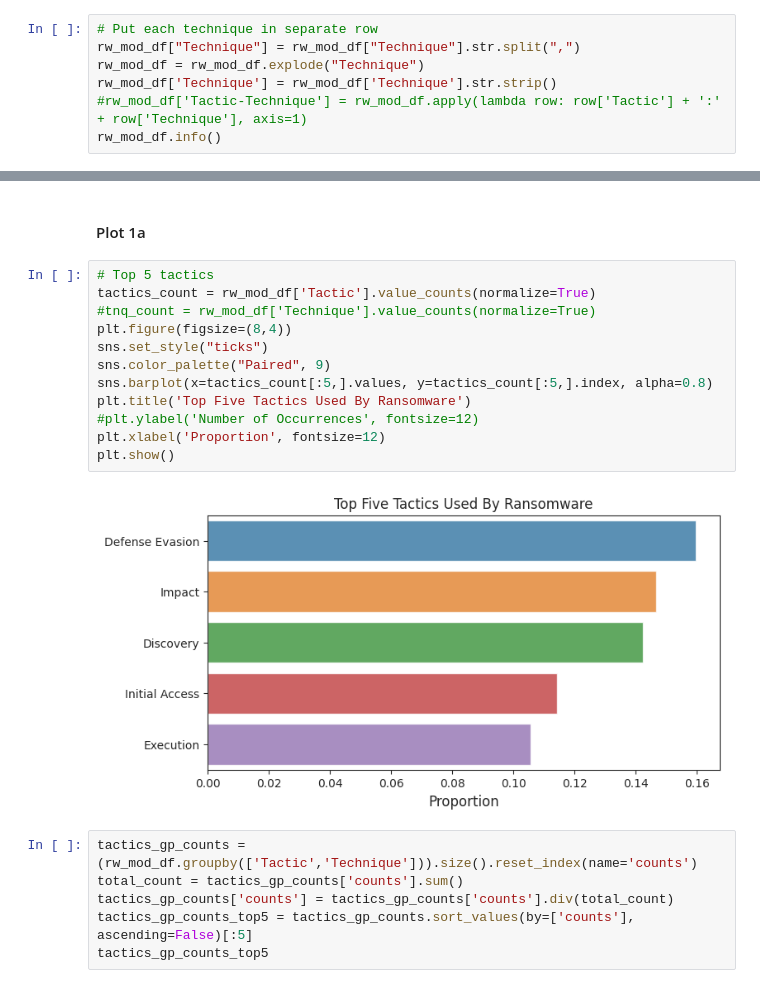
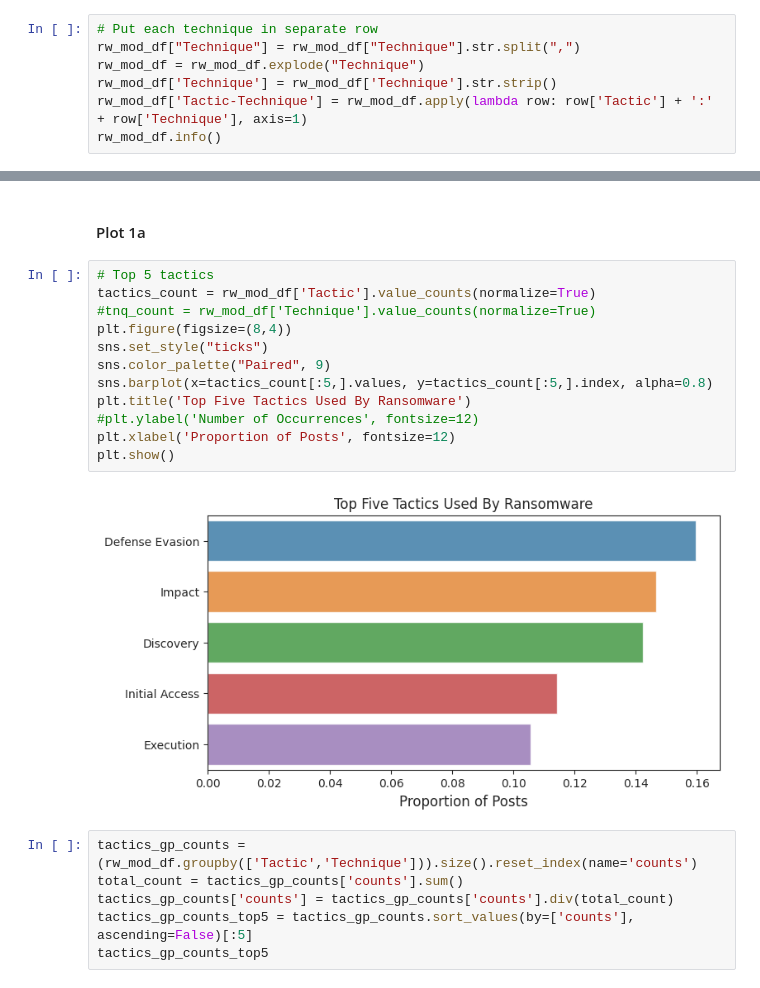
Before and after one commit to CRChenND/DGL4HackForum, a Jupyter notebook: notebook/stellar_practice_cora.ipynb, the cells around one changed output, grey strips where cells are left out. Saved outputs shown, nothing was run; the diff lists cells and outputs as text.

```diff
--- a/notebook/stellar_practice_cora.ipynb
+++ b/notebook/stellar_practice_cora.ipynb
@@ -71,7 +71,7 @@ memory usage: 6.8+ KB
 rw_mod_df["Technique"] = rw_mod_df["Technique"].str.split(",")
 rw_mod_df = rw_mod_df.explode("Technique")
 rw_mod_df['Technique'] = rw_mod_df['Technique'].str.strip()
-#rw_mod_df['Tactic-Technique'] = rw_mod_df.apply(lambda row: row['Tactic'] + ':' + row['Technique'], axis=1)
+rw_mod_df['Tactic-Technique'] = rw_mod_df.apply(lambda row: row['Tactic'] + ':' + row['Technique'], axis=1)
 rw_mod_df.info()
 # %% [output]
 <class 'pandas.core.frame.DataFrame'>
@@ -109,17 +110,17 @@ def wrap_labels(ax, width, break_long_words=False):
 # %%
 # Top 5 tactics
 tactics_count = rw_mod_df['Tactic'].value_counts(normalize=True)
 #tnq_count = rw_mod_df['Technique'].value_counts(normalize=True)
 plt.figure(figsize=(8,4))
 sns.set_style("ticks")
 sns.color_palette("Paired", 9)
 sns.barplot(x=tactics_count[:5,].values, y=tactics_count[:5,].index, alpha=0.8)
 plt.title('Top Five Tactics Used By Ransomware')
 #plt.ylabel('Number of Occurrences', fontsize=12)
-plt.xlabel('Proportion', fontsize=12)
+plt.xlabel('Proportion of Posts', fontsize=12)
 plt.show()
 # %% [output]
-[figure, old version]
+[figure, new version]
 # %%
 tactics_gp_counts = (rw_mod_df.groupby(['Tactic','Technique'])).size().reset_index(name='counts')
 total_count = tactics_gp_counts['counts'].sum()
```
Also changed, not shown: parts of 8 cells of this notebook.
